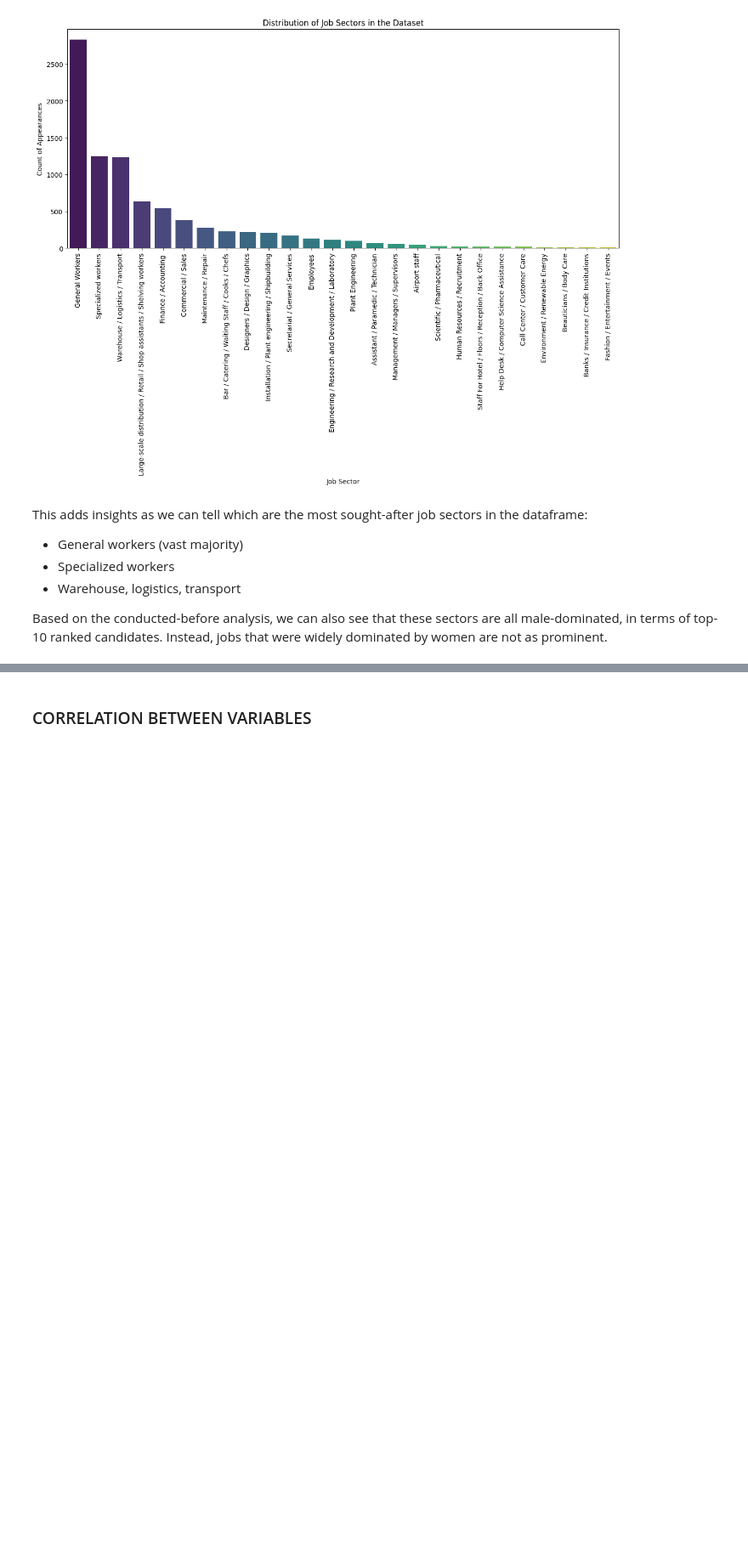
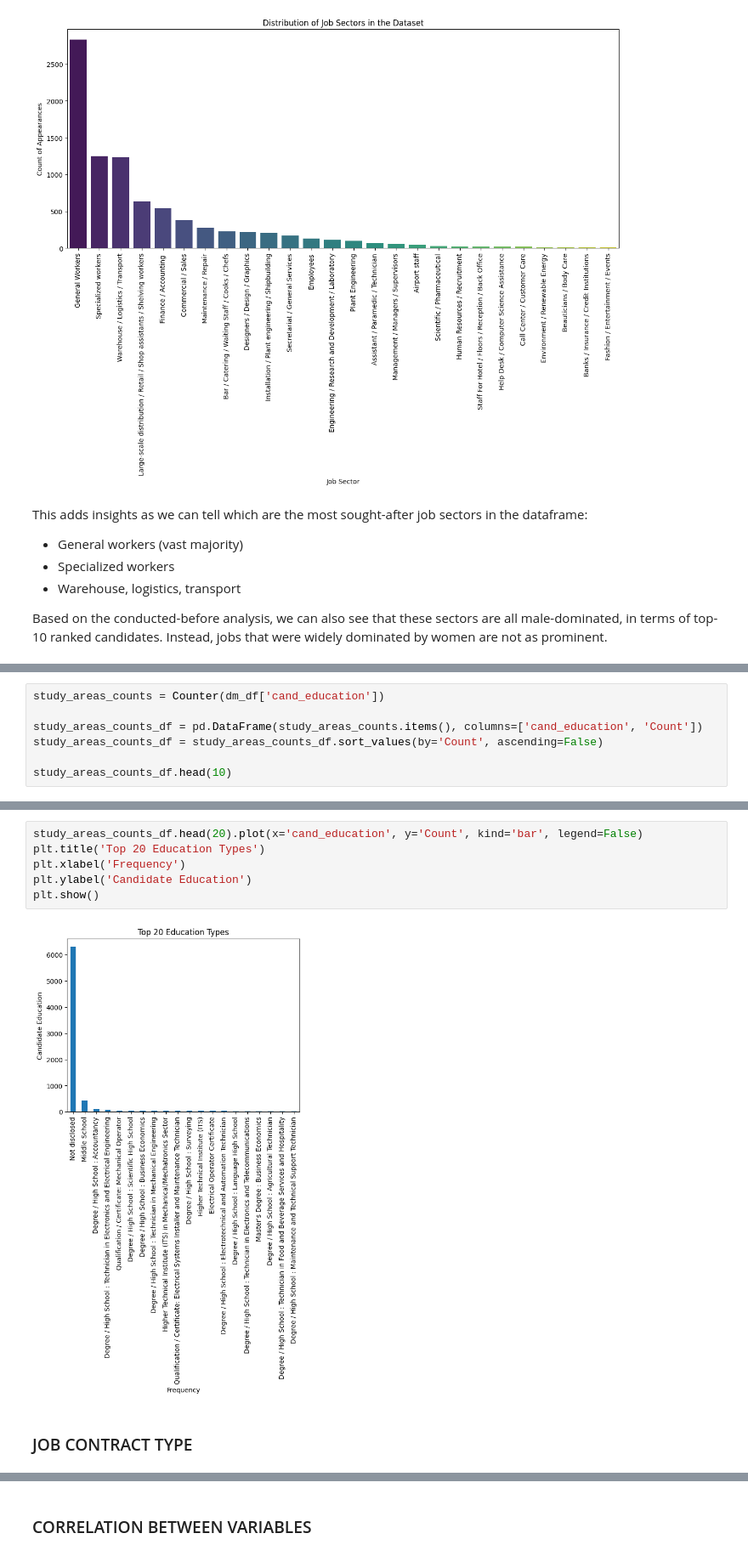
Before and after one commit to adiiulio/AiInIndustry_2025, a Jupyter notebook: fariness.ipynb, the cells around one changed output, grey strips where cells are left out. Shown at 85% size. Saved outputs shown, nothing was run; the diff lists cells and outputs as text; blank space fills up the shorter version.

```diff
--- a/fariness.ipynb
+++ b/fariness.ipynb
@@ -693,0 +735,7 @@ Based on the conducted-before analysis, we can also see that these sectors are a
+# %%
+study_areas_counts = Counter(dm_df['cand_education'])
+
+study_areas_counts_df = pd.DataFrame(study_areas_counts.items(), columns=['cand_education', 'Count'])
+study_areas_counts_df = study_areas_counts_df.sort_values(by='Count', ascending=False)
+
+study_areas_counts_df.head(10)
@@ -693,0 +754,10 @@ Based on the conducted-before analysis, we can also see that these sectors are a
+# %%
+study_areas_counts_df.head(20).plot(x='cand_education', y='Count', kind='bar', legend=False)
+plt.title('Top 20 Education Types')
+plt.xlabel('Frequency')
+plt.ylabel('Candidate Education')
+plt.show()
+# %% [output]
+[figure, added]
+# %% [markdown]
+### JOB CONTRACT TYPE
```
Also changed, not shown: parts of 15 cells of this notebook.
